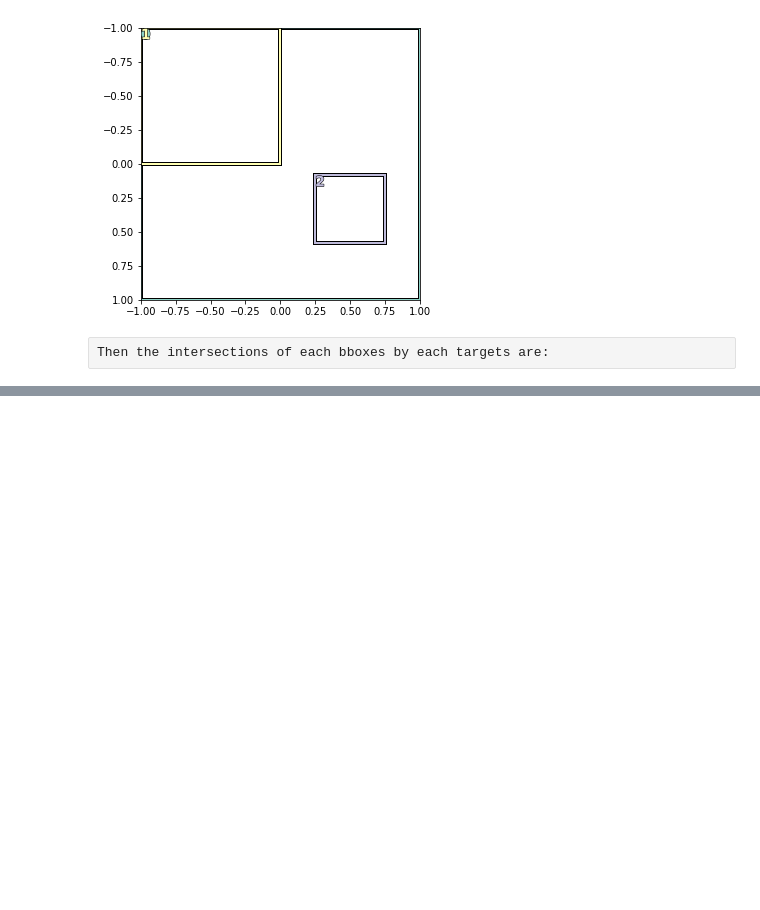
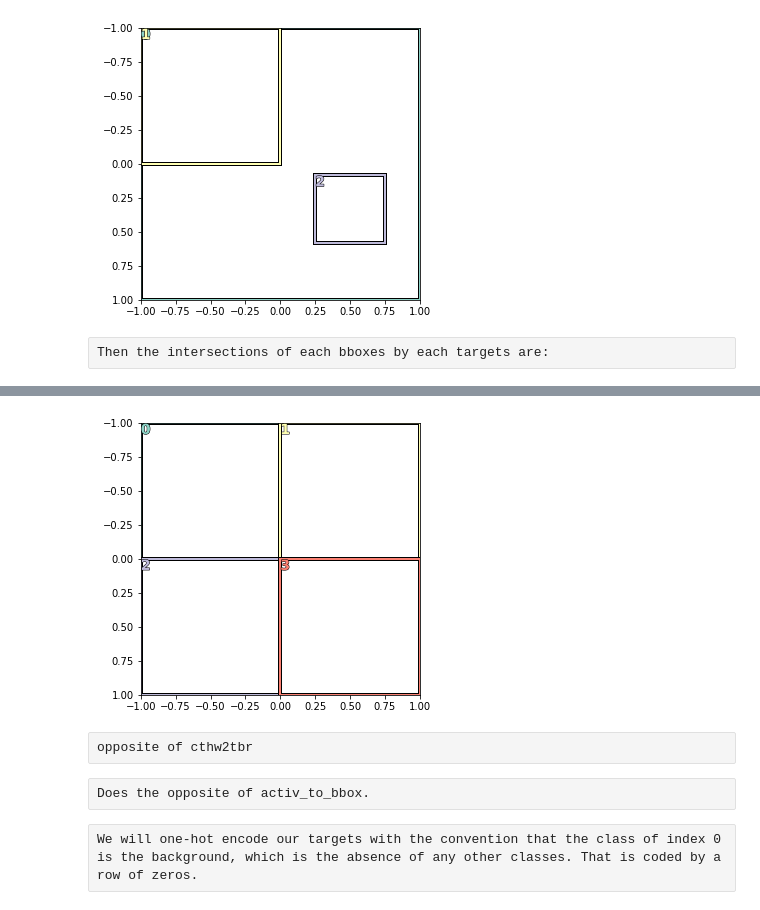
Before and after one commit to arielbenitah/detector, a Jupyter notebook: detector-encoding.ipynb, the cells around one changed output, grey strips where cells are left out. Cells and saved outputs as stored; diff of their text form; code cells hidden in the pictures; blank space fills up the shorter version.

```diff
--- a/detector-encoding.ipynb
+++ b/detector-encoding.ipynb
@@ -286,0 +367,6 @@ tensor([[0.3333, 0.3333, 0.0000],
+# %%
+show_boxes(targets)
+# %% [output]
+[figure, added]
+# %% [raw]
+opposite of cthw2tbr
@@ -286,0 +379,2 @@ tensor([[0.3333, 0.3333, 0.0000],
+# %% [raw]
+Does the opposite of activ_to_bbox.
@@ -286,0 +390,2 @@ tensor([[0.3333, 0.3333, 0.0000],
+# %% [raw]
+We will one-hot encode our targets with the convention that the class of index 0 is the background, which is the absence of any other classes. That is coded by a row of zeros.
```
Also changed, not shown: parts of 19 cells of this notebook.
